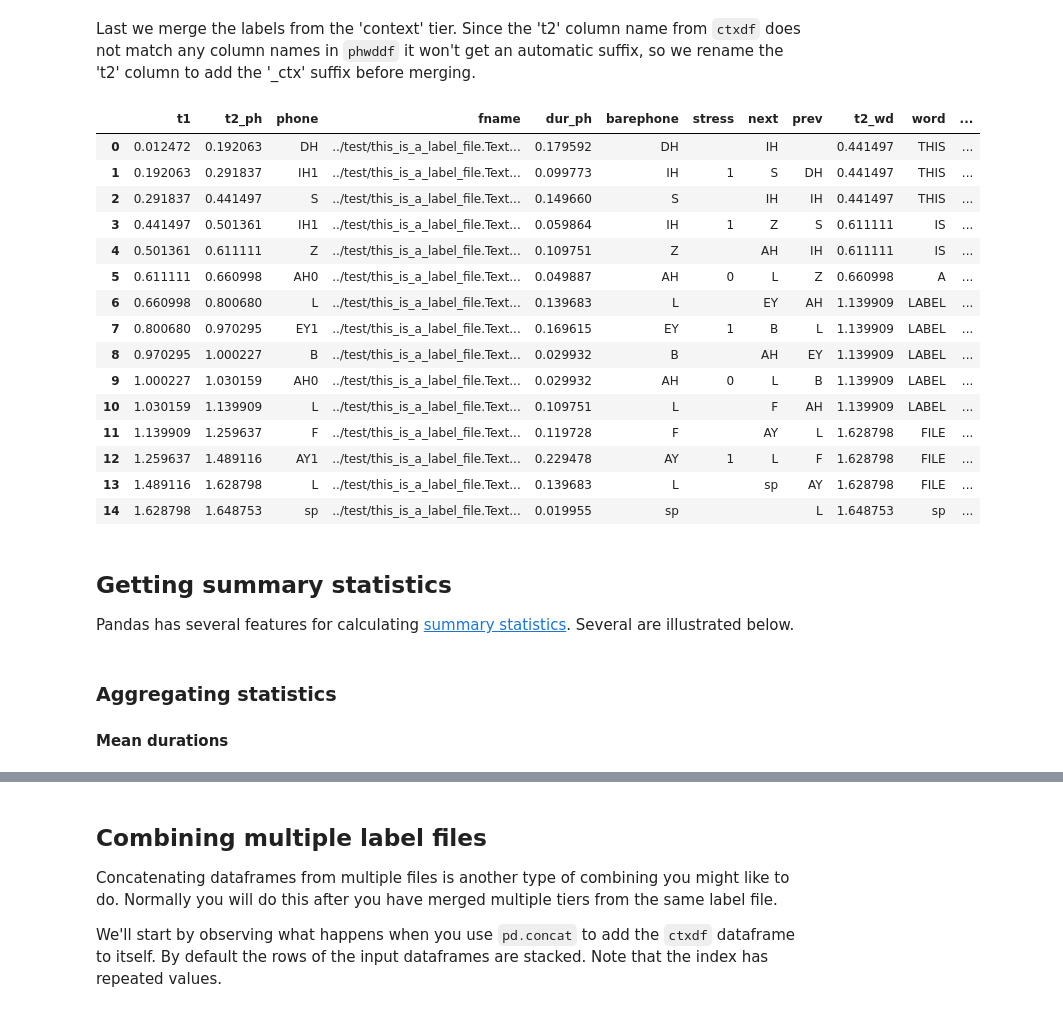
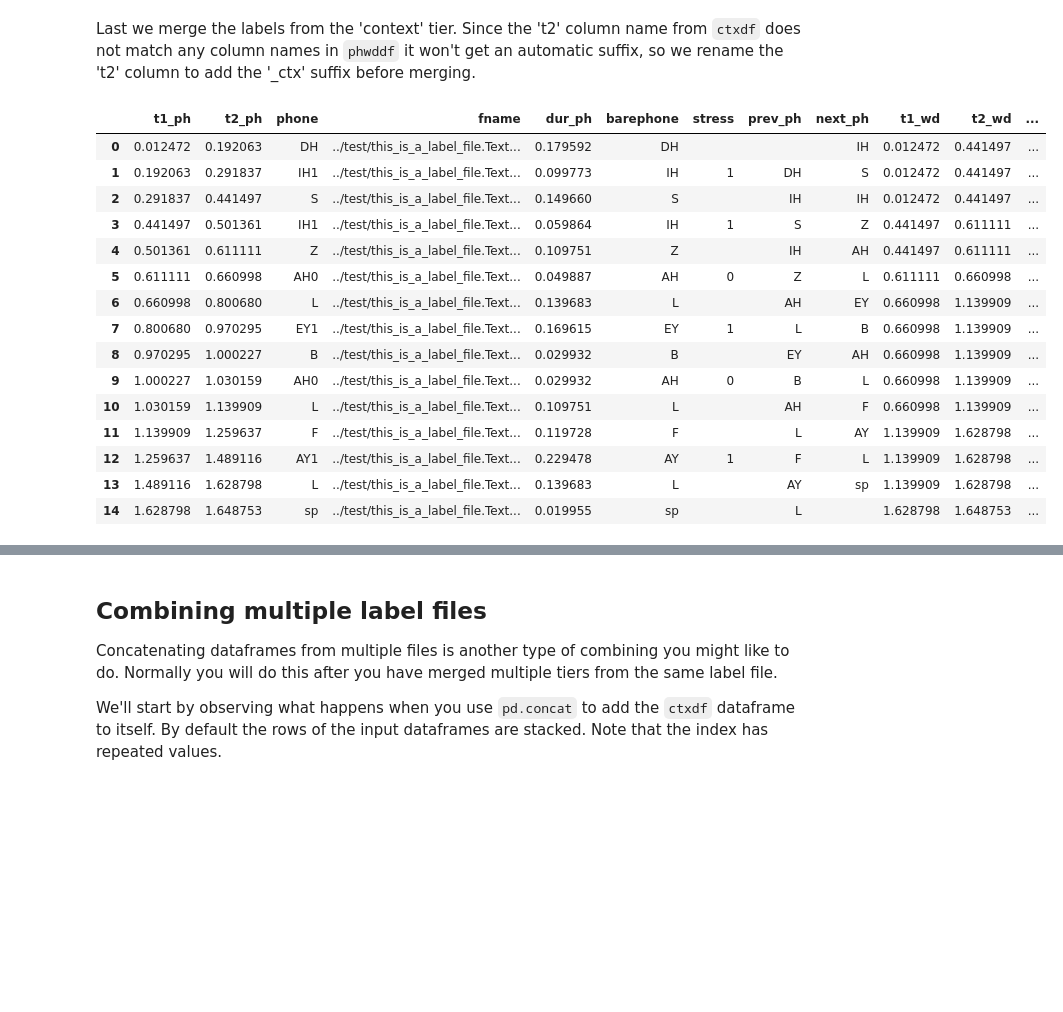
Before and after one commit to rsprouse/audiolabel, a Jupyter notebook: doc/working_with_phonetic_dataframes.ipynb, the cells around one changed output, grey strips where cells are left out. Cells and saved outputs as stored; diff of their text form; code cells hidden in the pictures; blank space fills up the shorter version.

```diff
--- a/doc/working_with_phonetic_dataframes.ipynb
+++ b/doc/working_with_phonetic_dataframes.ipynb
@@ -149,5 +170,5 @@ Assign the `shift` values to new columns to create the phone context.
 # %%
-phdf['next'] = phdf.barephone.shift(-1).fillna('')
-phdf['prev'] = phdf.barephone.shift(1).fillna('')
+phdf['prev_ph'] = phdf.barephone.shift(1).fillna('')
+phdf['next_ph'] = phdf.barephone.shift(-1).fillna('')
 phdf
 # %% [output]
@@ -169,0 +195,3 @@ phdf
+# %%
+ctxdf['speaker'] = 'SID1'
+ctxdf
@@ -215,0 +229,9 @@ phwddf
+# %%
+phwddf = pd.merge_asof(
+    phdf.rename({'t1': 't1_ph', 't2': 't2_ph'}, axis='columns'),
+    wddf.drop('fname', axis='columns') \
+        .rename({'t1': 't1_wd', 't2': 't2_wd'}, axis='columns'),
+    left_on='t1_ph',
+    right_on='t1_wd'
+)
+phwddf
@@ -215,0 +259,4 @@ phwddf
+# %%
+phwddf['is_wdinit_ph'] = phwddf.t1_ph == phwddf.t1_wd
+phwddf['is_wdfin_ph'] = phwddf.t2_ph == phwddf.t2_wd
+phwddf
@@ -218,32 +282,25 @@ Last we merge the labels from the 'context' tier. Since the 't2' column name fro
 # %%
 pwcdf = pd.merge_asof(
     phwddf,
-    ctxdf.drop('fname', axis='columns').rename({'t2': 't2_ctx'}, axis='columns'),
-    on='t1'
+    ctxdf.drop('fname', axis='columns').rename({'t1': 't1_ctx', 't2': 't2_ctx'}, axis='columns'),
+    left_on='t1_ph',
+    right_on='t1_ctx'
 )
 pwcdf
 # %% [output]
-|  | t1 | t2_ph | phone | fname | dur_ph | barephone | stress | next | prev | t2_wd | word | ... |
-| 0 | 0.012472 | 0.192063 | DH | ../test/this_is_a_label_file.Text... | 0.179592 | DH |  | IH |  | 0.441497 | THIS | ... |
-| 1 | 0.192063 | 0.291837 | IH1 | ../test/this_is_a_label_file.Text... | 0.099773 | IH | 1 | S | DH | 0.441497 | THIS | ... |
-| 2 | 0.291837 | 0.441497 | S | ../test/this_is_a_label_file.Text... | 0.149660 | S |  | IH | IH | 0.441497 | THIS | ... |
-| 3 | 0.441497 | 0.501361 | IH1 | ../test/this_is_a_label_file.Text... | 0.059864 | IH | 1 | Z | S | 0.611111 | IS | ... |
-| 4 | 0.501361 | 0.611111 | Z | ../test/this_is_a_label_file.Text... | 0.109751 | Z |  | AH | IH | 0.611111 | IS | ... |
-| 5 | 0.611111 | 0.660998 | AH0 | ../test/this_is_a_label_file.Text... | 0.049887 | AH | 0 | L | Z | 0.660998 | A | ... |
-| 6 | 0.660998 | 0.800680 | L | ../test/this_is_a_label_file.Text... | 0.139683 | L |  | EY | AH | 1.139909 | LABEL | ... |
-| 7 | 0.800680 | 0.970295 | EY1 | ../test/this_is_a_label_file.Text... | 0.169615 | EY | 1 | B | L | 1.139909 | LABEL | ... |
-| 8 | 0.970295 | 1.000227 | B | ../test/this_is_a_label_file.Text... | 0.029932 | B |  | AH | EY | 1.139909 | LABEL | ... |
-| 9 | 1.000227 | 1.030159 | AH0 | ../test/this_is_a_label_file.Text... | 0.029932 | AH | 0 | L | B | 1.139909 | LABEL | ... |
-| 10 | 1.030159 | 1.139909 | L | ../test/this_is_a_label_file.Text... | 0.109751 | L |  | F | AH | 1.139909 | LABEL | ... |
-| 11 | 1.139909 | 1.259637 | F | ../test/this_is_a_label_file.Text... | 0.119728 | F |  | AY | L | 1.628798 | FILE | ... |
-| 12 | 1.259637 | 1.489116 | AY1 | ../test/this_is_a_label_file.Text... | 0.229478 | AY | 1 | L | F | 1.628798 | FILE | ... |
-| 13 | 1.489116 | 1.628798 | L | ../test/this_is_a_label_file.Text... | 0.139683 | L |  | sp | AY | 1.628798 | FILE | ... |
-| 14 | 1.628798 | 1.648753 | sp | ../test/this_is_a_label_file.Text... | 0.019955 | sp |  |  | L | 1.648753 | sp | ... |
+|  | t1_ph | t2_ph | phone | fname | dur_ph | barephone | stress | prev_ph | next_ph | t1_wd | t2_wd | ... |
+| 0 | 0.012472 | 0.192063 | DH | ../test/this_is_a_label_file.Text... | 0.179592 | DH |  |  | IH | 0.012472 | 0.441497 | ... |
+| 1 | 0.192063 | 0.291837 | IH1 | ../test/this_is_a_label_file.Text... | 0.099773 | IH | 1 | DH | S | 0.012472 | 0.441497 | ... |
+| 2 | 0.291837 | 0.441497 | S | ../test/this_is_a_label_file.Text... | 0.149660 | S |  | IH | IH | 0.012472 | 0.441497 | ... |
+| 3 | 0.441497 | 0.501361 | IH1 | ../test/this_is_a_label_file.Text... | 0.059864 | IH | 1 | S | Z | 0.441497 | 0.611111 | ... |
+| 4 | 0.501361 | 0.611111 | Z | ../test/this_is_a_label_file.Text... | 0.109751 | Z |  | IH | AH | 0.441497 | 0.611111 | ... |
+| 5 | 0.611111 | 0.660998 | AH0 | ../test/this_is_a_label_file.Text... | 0.049887 | AH | 0 | Z | L | 0.611111 | 0.660998 | ... |
+| 6 | 0.660998 | 0.800680 | L | ../test/this_is_a_label_file.Text... | 0.139683 | L |  | AH | EY | 0.660998 | 1.139909 | ... |
+| 7 | 0.800680 | 0.970295 | EY1 | ../test/this_is_a_label_file.Text... | 0.169615 | EY | 1 | L | B | 0.660998 | 1.139909 | ... |
+| 8 | 0.970295 | 1.000227 | B | ../test/this_is_a_label_file.Text... | 0.029932 | B |  | EY | AH | 0.660998 | 1.139909 | ... |
+| 9 | 1.000227 | 1.030159 | AH0 | ../test/this_is_a_label_file.Text... | 0.029932 | AH | 0 | B | L | 0.660998 | 1.139909 | ... |
+| 10 | 1.030159 | 1.139909 | L | ../test/this_is_a_label_file.Text... | 0.109751 | L |  | AH | F | 0.660998 | 1.139909 | ... |
+| 11 | 1.139909 | 1.259637 | F | ../test/this_is_a_label_file.Text... | 0.119728 | F |  | L | AY | 1.139909 | 1.628798 | ... |
+| 12 | 1.259637 | 1.489116 | AY1 | ../test/this_is_a_label_file.Text... | 0.229478 | AY | 1 | F | L | 1.139909 | 1.628798 | ... |
+| 13 | 1.489116 | 1.628798 | L | ../test/this_is_a_label_file.Text... | 0.139683 | L |  | AY | sp | 1.139909 | 1.628798 | ... |
+| 14 | 1.628798 | 1.648753 | sp | ../test/this_is_a_label_file.Text... | 0.019955 | sp |  | L |  | 1.628798 | 1.648753 | ... |
-# %% [markdown]
-## Getting summary statistics
-
-Pandas has several features for calculating [summary statistics](https://pandas.pydata.org/docs/getting_started/intro_tutorials/06_calculate_statistics.html). Several are illustrated below.
-# %% [markdown]
-### Aggregating statistics
-
-#### Mean durations
```
Also changed, not shown: parts of 52 cells of this notebook.
